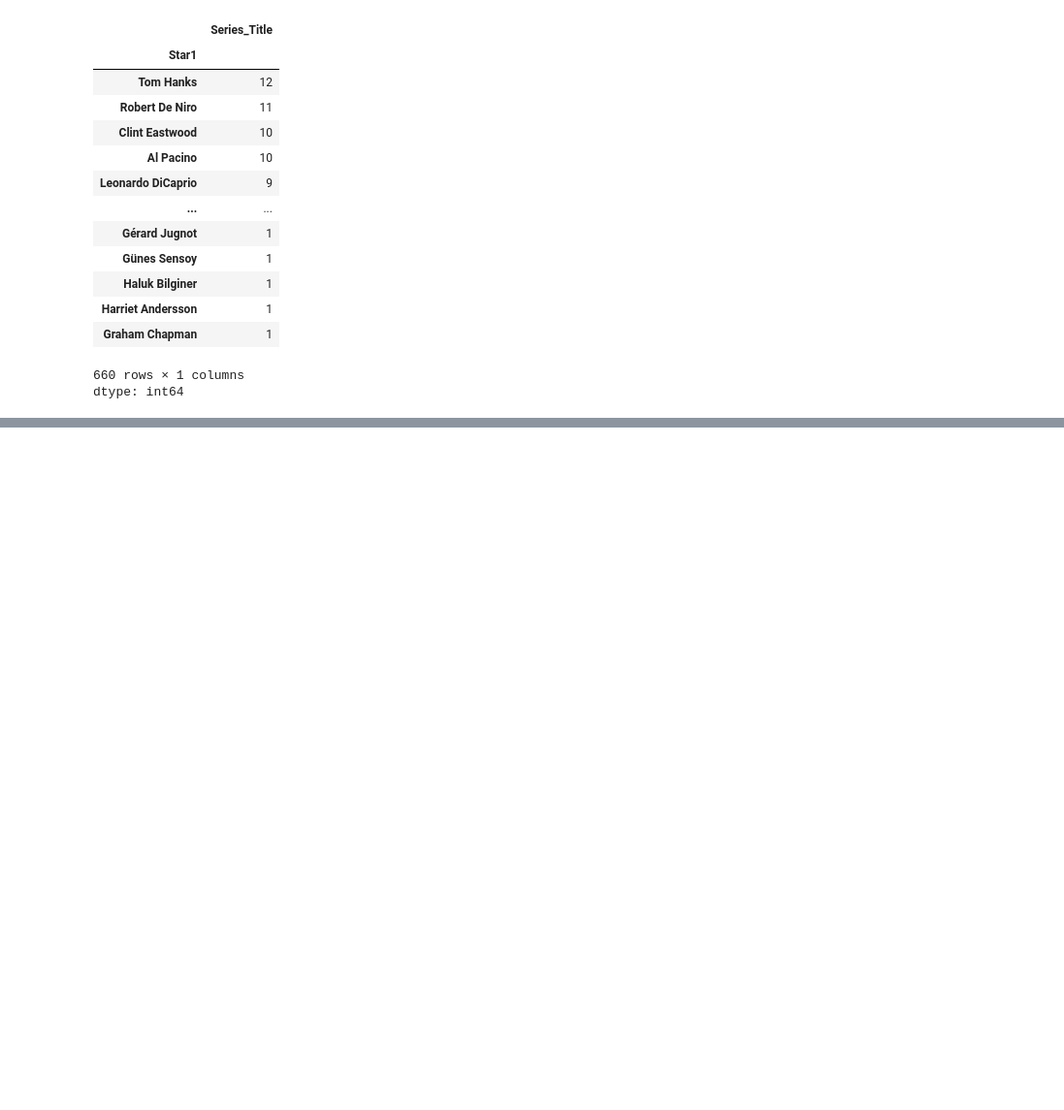
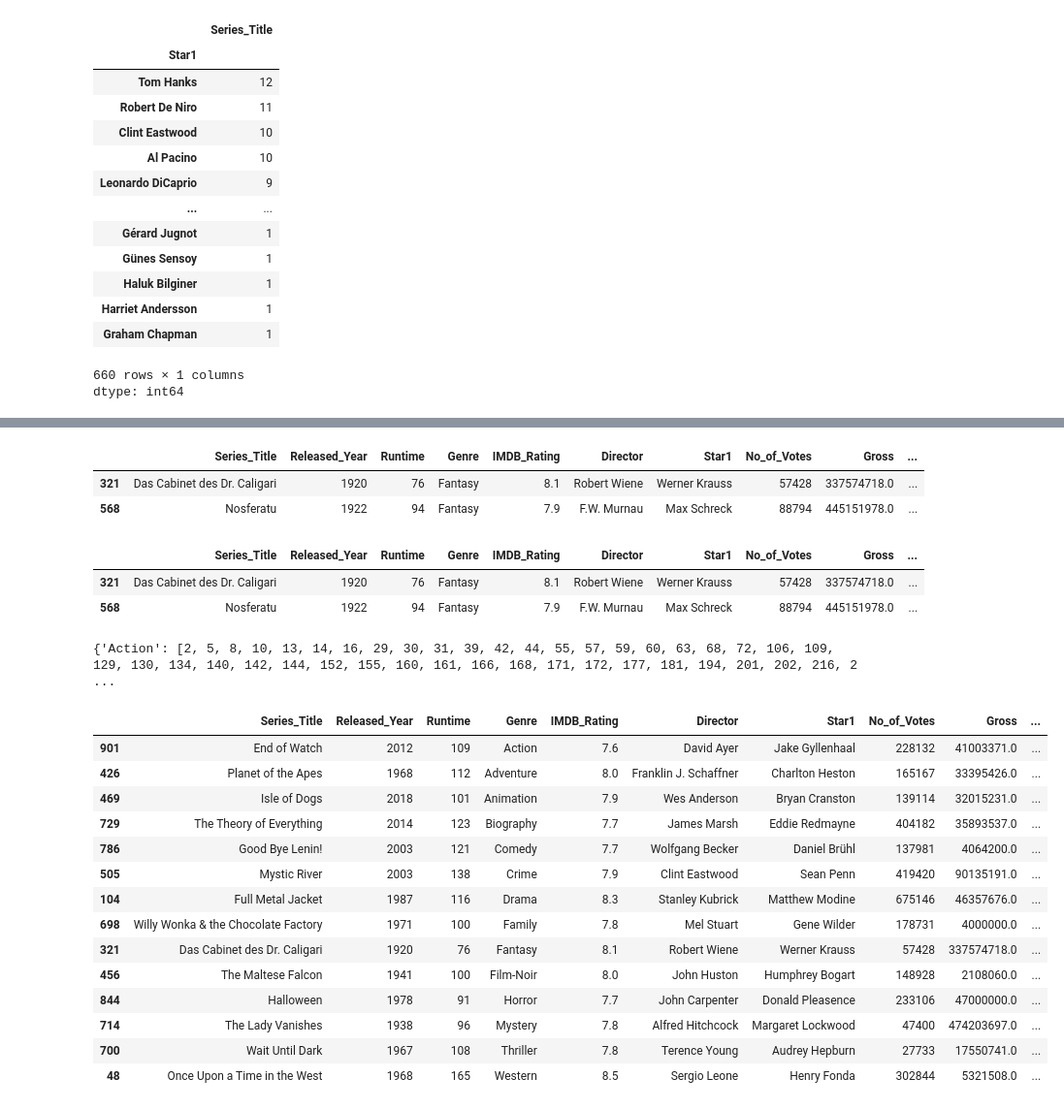
Before and after one commit to Muhammad-Waleed-Source/Pandas, a Jupyter notebook: Pandas_4_GroupBy_Object.ipynb, the cells around one changed output, grey strips where cells are left out. Shown at 97% size. Saved outputs shown, nothing was run; the diff lists cells and outputs as text; code cells hidden in the pictures; blank space fills up the shorter version.

Commit message:
groupby important attributes and methods

```diff
--- a/Pandas_4_GroupBy_Object.ipynb
+++ b/Pandas_4_GroupBy_Object.ipynb
@@ -233,0 +364,13 @@ dtype: int64
+# %%
+movies.groupby('Genre').get_group('Fantasy')
+# %% [output]
+|  | Series_Title | Released_Year | Runtime | Genre | IMDB_Rating | Director | Star1 | No_of_Votes | Gross | ... |
+| 321 | Das Cabinet des Dr. Caligari | 1920 | 76 | Fantasy | 8.1 | Robert Wiene | Werner Krauss | 57428 | 337574718.0 | ... |
+| 568 | Nosferatu | 1922 | 94 | Fantasy | 7.9 | F.W. Murnau | Max Schreck | 88794 | 445151978.0 | ... |
+# %%
+# We can also do the above by filtering
+movies[movies['Genre'] == 'Fantasy']
+# %% [output]
+|  | Series_Title | Released_Year | Runtime | Genre | IMDB_Rating | Director | Star1 | No_of_Votes | Gross | ... |
+| 321 | Das Cabinet des Dr. Caligari | 1920 | 76 | Fantasy | 8.1 | Robert Wiene | Werner Krauss | 57428 | 337574718.0 | ... |
+| 568 | Nosferatu | 1922 | 94 | Fantasy | 7.9 | F.W. Murnau | Max Schreck | 88794 | 445151978.0 | ... |
@@ -233,0 +380,23 @@ dtype: int64
+# %%
+movies.groupby('Genre').groups
+# %% [output]
+{'Action': [2, 5, 8, 10, 13, 14, 16, 29, 30, 31, 39, 42, 44, 55, 57, 59, 60, 63, 68, 72, 106, 109, 129, 130, 134, 140, 142, 144, 152, 155, 160, 161, 166, 168, 171, 172, 177, 181, 194, 201, 202, 216, 2 ...
+# %%
+# one random movie from every genre
+movies.groupby('Genre').sample()
+# %% [output]
+|  | Series_Title | Released_Year | Runtime | Genre | IMDB_Rating | Director | Star1 | No_of_Votes | Gross | ... |
+| 901 | End of Watch | 2012 | 109 | Action | 7.6 | David Ayer | Jake Gyllenhaal | 228132 | 41003371.0 | ... |
+| 426 | Planet of the Apes | 1968 | 112 | Adventure | 8.0 | Franklin J. Schaffner | Charlton Heston | 165167 | 33395426.0 | ... |
+| 469 | Isle of Dogs | 2018 | 101 | Animation | 7.9 | Wes Anderson | Bryan Cranston | 139114 | 32015231.0 | ... |
+| 729 | The Theory of Everything | 2014 | 123 | Biography | 7.7 | James Marsh | Eddie Redmayne | 404182 | 35893537.0 | ... |
+| 786 | Good Bye Lenin! | 2003 | 121 | Comedy | 7.7 | Wolfgang Becker | Daniel Brühl | 137981 | 4064200.0 | ... |
+| 505 | Mystic River | 2003 | 138 | Crime | 7.9 | Clint Eastwood | Sean Penn | 419420 | 90135191.0 | ... |
+| 104 | Full Metal Jacket | 1987 | 116 | Drama | 8.3 | Stanley Kubrick | Matthew Modine | 675146 | 46357676.0 | ... |
+| 698 | Willy Wonka & the Chocolate Factory | 1971 | 100 | Family | 7.8 | Mel Stuart | Gene Wilder | 178731 | 4000000.0 | ... |
+| 321 | Das Cabinet des Dr. Caligari | 1920 | 76 | Fantasy | 8.1 | Robert Wiene | Werner Krauss | 57428 | 337574718.0 | ... |
+| 456 | The Maltese Falcon | 1941 | 100 | Film-Noir | 8.0 | John Huston | Humphrey Bogart | 148928 | 2108060.0 | ... |
+| 844 | Halloween | 1978 | 91 | Horror | 7.7 | John Carpenter | Donald Pleasence | 233106 | 47000000.0 | ... |
+| 714 | The Lady Vanishes | 1938 | 96 | Mystery | 7.8 | Alfred Hitchcock | Margaret Lockwood | 47400 | 474203697.0 | ... |
+| 700 | Wait Until Dark | 1967 | 108 | Thriller | 7.8 | Terence Young | Audrey Hepburn | 27733 | 17550741.0 | ... |
+| 48 | Once Upon a Time in the West | 1968 | 165 | Western | 8.5 | Sergio Leone | Henry Fonda | 302844 | 5321508.0 | ... |
```
Also changed, not shown: parts of 11 cells of this notebook.
